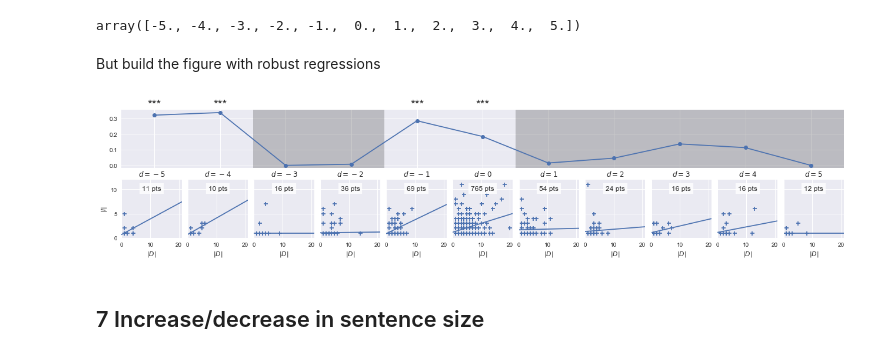
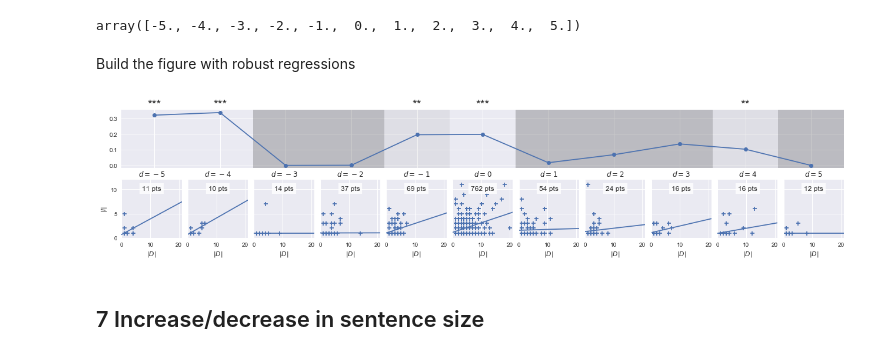
Before and after one commit to interpretation-experiment/analysis, a Jupyter notebook: notebooks/exp_3/model_exploration.ipynb, the cells around one changed output. Cells and saved outputs as stored; diff of their text form; code cells hidden in the pictures.

```diff
--- a/notebooks/exp_3/model_exploration.ipynb
+++ b/notebooks/exp_3/model_exploration.ipynb
@@ -361,0 +443,11 @@ Name: del_count, dtype: int64
+# %%
+contingencies_delinsrpl = contingencies_delinsrpl.reindex([(d, i, r)
+                                                           for d in [False, True]
+                                                           for i in [True, False]
+                                                           for r in [False, True]])
+
+for lvl, name in enumerate(['D', 'I', 'R']):
+    contingencies_delinsrpl.rename(level=lvl,
+                                   index=lambda l: '$' + ('' if l else '\\neg ') + name + '$',
+                                   inplace=True)
+contingencies_delinsrpl
@@ -433,29 +537,22 @@ sb.jointplot(x='del_count', y='ins_count', data=data[(data.del_count > 0) & (dat
 # %%
 def chunk_pos_size(index, ids):
-    pos = 0
     for chunk in contiguous_chunks(ids):
         if index in chunk:
-            return (pos, len(chunk))
-        pos += len(chunk)
+            return (min(chunk), len(chunk))
     raise IndexError("{} not found in {}".format(index, ids))
 # %%
 def find_nearest_delchunk(child_start, dis_ids, rpl_pairs, stb_pairs, direction):
     assert direction in [-1, 1]
 
     # Get the full array of ids involved in exchanges
-    child2parent_all = dict((cid, pid) for pid, cid, _ in itertools.chain(rpl_pairs, stb_pairs))
-    init_stbrpl_child = [cid for _, cid, _ in itertools.chain(rpl_pairs, stb_pairs)]
-    init_exc_parent_child = [(pid, cid) for pid, cid, is_exc
-                             in itertools.chain(rpl_pairs, stb_pairs) if is_exc]
-    exc_child = set()
-    for stbrpl_cid in init_stbrpl_child:
-        for exc_pid, exc_cid in init_exc_parent_child:
-            if ((exc_pid <= child2parent_all[stbrpl_cid] and stbrpl_cid <= exc_cid)
-                    or (exc_cid <= stbrpl_cid and child2parent_all[stbrpl_cid] <= exc_pid)):
-                exc_child.add(stbrpl_cid)
-                continue
-    child2parent = dict((cid, pid) for pid, cid, _
-                        in itertools.chain(rpl_pairs, stb_pairs) if cid not in exc_child)
+    exc_pairs = set()
+    for (p1, c1), (p2, c2) in itertools.product(itertools.chain(rpl_pairs, stb_pairs), repeat=2):
+        if ((p1 < p2) and (c1 > c2)) or ((p1 > p2) and (c1 < c2)):
+            exc_pairs.add((p1, c1))
+            exc_pairs.add((p2, c2))
+    child2parent = dict((cid, pid) for pid, cid
+                        in itertools.chain(rpl_pairs, stb_pairs)
+                        if (pid, cid) not in exc_pairs)
 
     # Check our first neighbour
     if child_start + direction not in child2parent:
@@ -485,7 +582,7 @@ for tree in ProgressBar(max_value=Tree.objects.experiment.count())(Tree.objects.
         for parent, child in pairwise(branch_sentences(head, with_root=True, with_leaf=True)):
 
             app_ids, dis_ids, rpl_pairs, stb_pairs = \
-                next(chunk_indices_with_children_exc(parent.align_deep_lemmas(child)))
+                consensus_chunk_indices_with_children(parent, child)
 
             tr_corresp = defaultdict(dict)
             del_pos_doubly_attributed = set()
@@ -614,7 +688,7 @@ distances
 # %% [output]
 array([-5., -4., -3., -2., -1.,  0.,  1.,  2.,  3.,  4.,  5.])
 # %% [markdown]
-But build the figure with robust regressions
+Build the figure with robust regressions
 # %%
 ax_size = 2
 fig, axes = plt.subplots(2, len(distances), figsize=(ax_size * len(distances), ax_size * 2),
@@ -634,6 +708,8 @@ pvalues = np.ones_like(distances) * np.nan
 
 for i, d in enumerate(distances):
     endog = data_corresp[data_corresp.distance == d].ins_size
+    # Add a tiny noise to avoid https://github.com/statsmodels/statsmodels/issues/55
+    endog += 1e-7 * np.random.normal(size=endog.shape)
     exog = data_corresp[data_corresp.distance == d].del_size
     exog = sm.tools.add_constant(exog)
     res = RLM(endog, exog).fit()
@@ -651,34 +727,34 @@ for i, d in enumerate(distances):
         axes[1, i].set_ylabel('$|I|$')
 
 ax_synth = plt.subplot2grid((2, len(distances)), (0, 0), colspan=len(distances))
 ax_synth.plot(distances, slopes, 'o-')
 ax_synth.set_xlim(distances.min() - .5, distances.max() + .5)
 ylim = ax_synth.get_ylim()
 for d, p in zip(distances, pvalues):
     if np.isnan(p):
         continue
     if p < .001:
         alpha = 0
         t = '***'
     elif p < .01:
         alpha = .05
         t = '**'
     elif p < .05:
         alpha = .1
         t = '*'
     else:
         alpha = .2
         t = ''
     ax_synth.bar(bottom=ylim[0], height=ylim[1] - ylim[0], left=d, width=1, alpha=alpha, color='black')
     ax_synth.text(d, ylim[1], t, va='bottom', ha='center', fontsize=20)
 ax_synth.set_ylim(ylim)
 ax_synth.locator_params(axis='x', min_n_ticks=10)
 ax_synth.set_xticklabels([])
 
 if SAVE_FIGURES:
     fig.savefig(FIG.format('insdel_distance_size'), dpi=300, bbox_inches='tight')
 # %% [output]
-[figure, old version]
+[figure, new version]
 # %% [markdown]
 ## 7 Increase/decrease in sentence size
 # %% [markdown]
```
Also changed, not shown: parts of 36 cells of this notebook, 10 other files.
